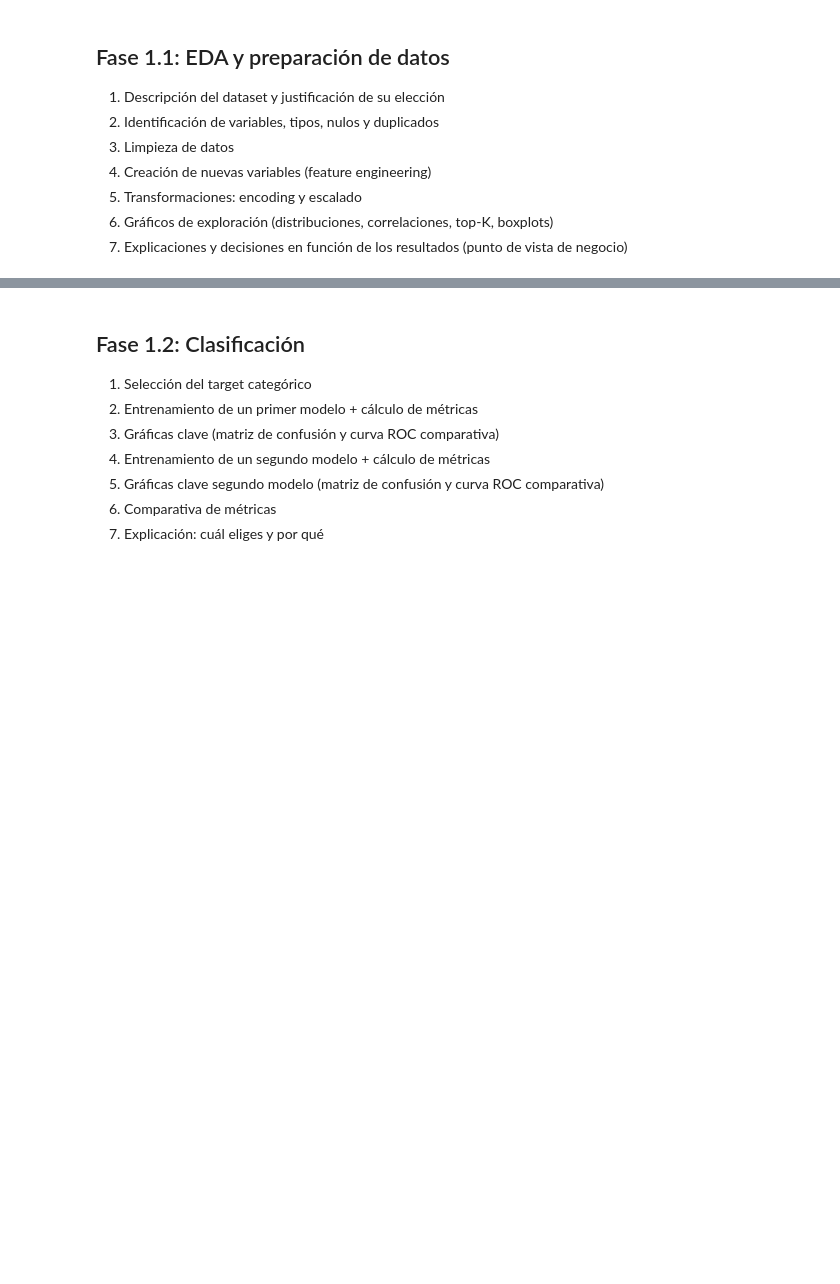
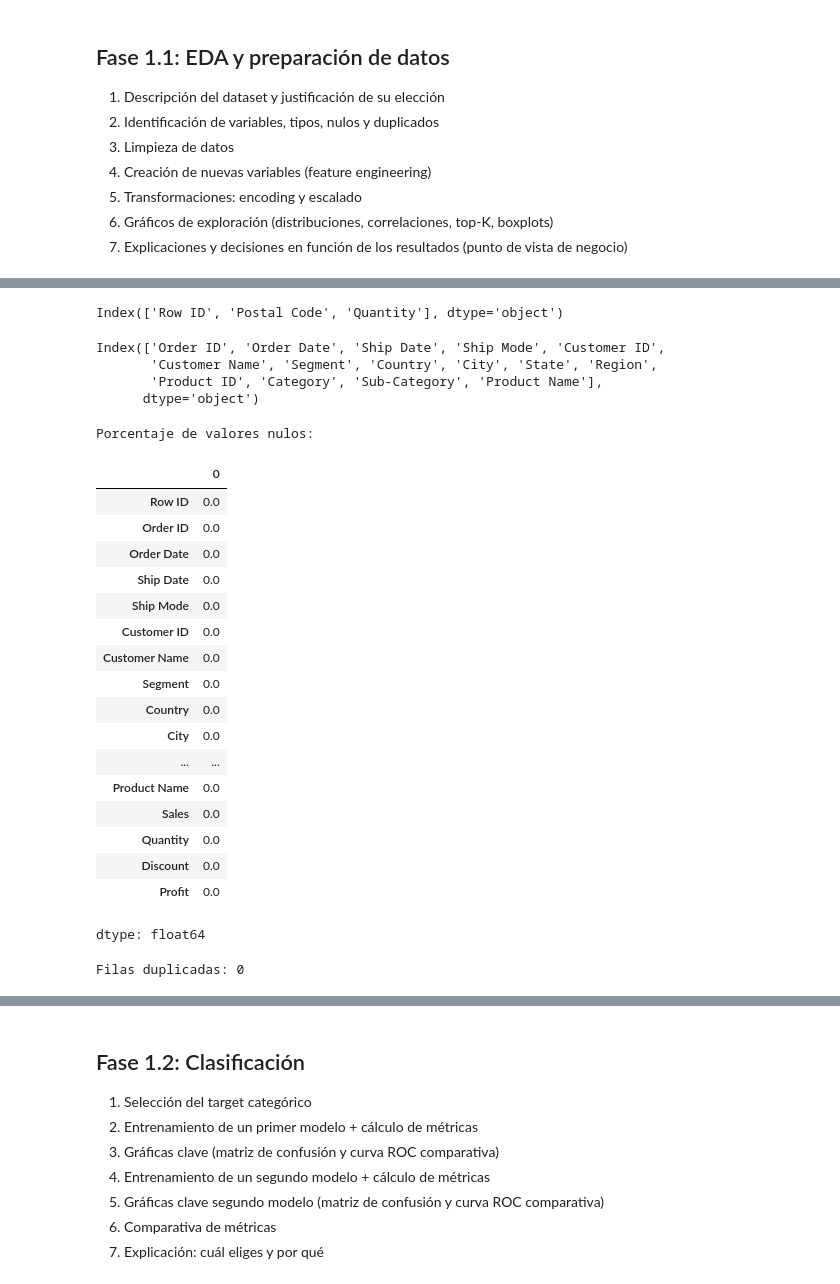
Before and after one commit to ignacastiguti/Repositorio, a Jupyter notebook: [00] - Workshops/Workshop_ML_PartTime.ipynb, the cells around one changed output, grey strips where cells are left out. Drawn from its saved outputs; the diff is of its cells as text; code cells hidden in the pictures; blank space fills up the shorter version.

```diff
--- a/[00] - Workshops/Workshop_ML_PartTime.ipynb
+++ b/[00] - Workshops/Workshop_ML_PartTime.ipynb
@@ -72,0 +121,38 @@ df.head()
+# %%
+vars_numericas
+# %% [output]
+Index(['Row ID', 'Postal Code', 'Quantity'], dtype='object')
+# %%
+vars_categoricas
+# %% [output]
+Index(['Order ID', 'Order Date', 'Ship Date', 'Ship Mode', 'Customer ID',
+       'Customer Name', 'Segment', 'Country', 'City', 'State', 'Region',
+       'Product ID', 'Category', 'Sub-Category', 'Product Name'],
+      dtype='object')
+# %%
+# 2. Visualizamos valores nulos y duplicados
+print('Porcentaje de valores nulos:')
+display(round(df.isna().mean().sort_values(ascending=False)*100, 2))
+
+print('\nFilas duplicadas:', df.duplicated().sum())
+# %% [output]
+Porcentaje de valores nulos:
+|  | 0 |
+| Row ID | 0.0 |
+| Order ID | 0.0 |
+| Order Date | 0.0 |
+| Ship Date | 0.0 |
+| Ship Mode | 0.0 |
+| Customer ID | 0.0 |
+| Customer Name | 0.0 |
+| Segment | 0.0 |
+| Country | 0.0 |
+| City | 0.0 |
+| ... | ... |
+| Product Name | 0.0 |
+| Sales | 0.0 |
+| Quantity | 0.0 |
+| Discount | 0.0 |
+| Profit | 0.0 |
+dtype: float64
+Filas duplicadas: 0
```
Also changed, not shown: parts of 11 cells of this notebook.
